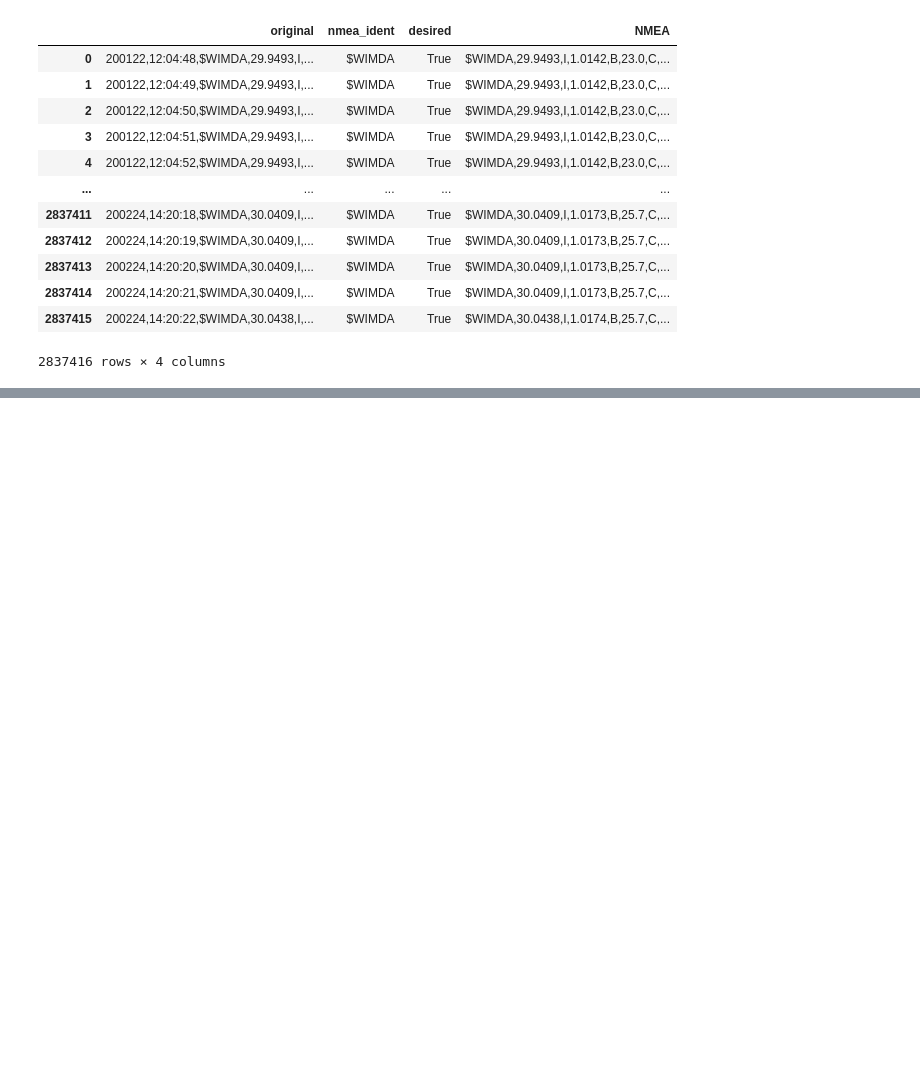
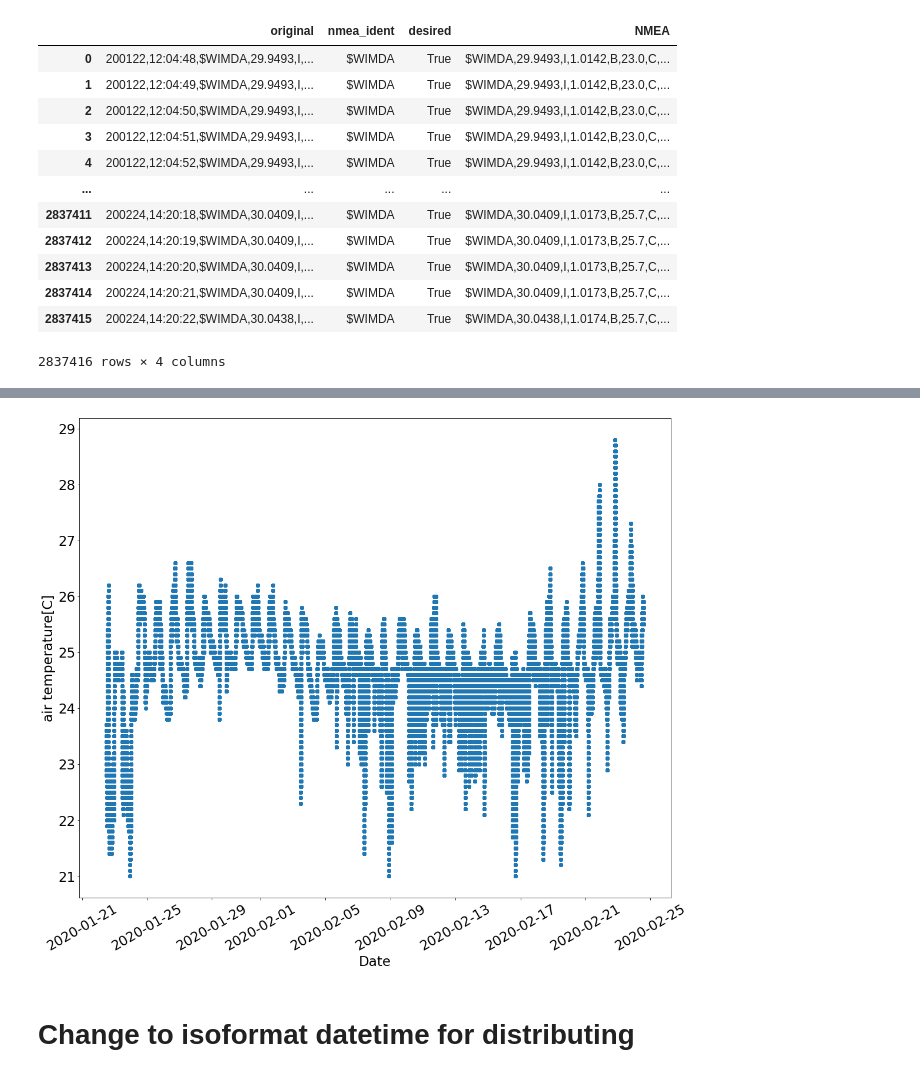
Before and after one commit to ESiddle/Eurec4a-Analysis-scripts-AERIS, a Jupyter notebook: Caravela_airmar.ipynb, the cells around one changed output, grey strips where cells are left out. Drawn from its saved outputs; the diff is of its cells as text; code cells hidden in the pictures; blank space fills up the shorter version.

```diff
--- a/Caravela_airmar.ipynb
+++ b/Caravela_airmar.ipynb
@@ -116,0 +159,10 @@ np.size(b) - np.count_nonzero(b) # array size - nonfalse size to check all value
+# %%
+fig,ax = plt.subplots(1,1, figsize=(18, 15))
+ax.scatter(des['datetime'], des['air_temp[C]'])
+ax.set_ylabel("air temperature[C]")
+ax.set_xlabel('Date')
+plt.xticks(rotation=30);
+# %% [output]
+[figure, added]
+# %% [markdown]
+# Change to isoformat datetime for distributing
```
Also changed, not shown: parts of 18 cells of this notebook.
